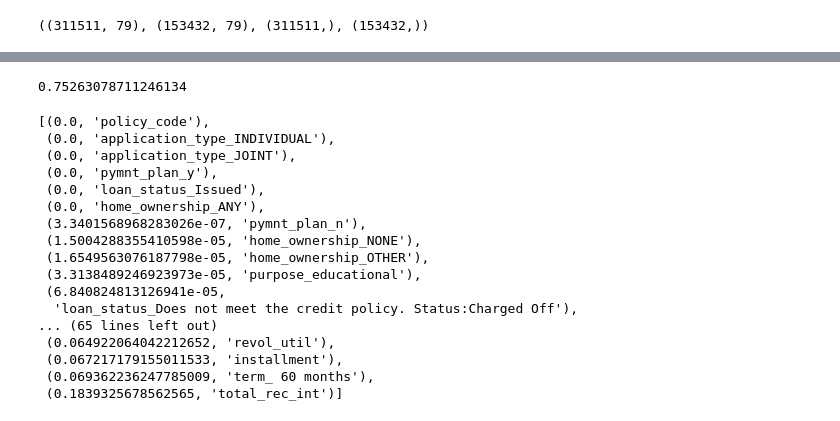
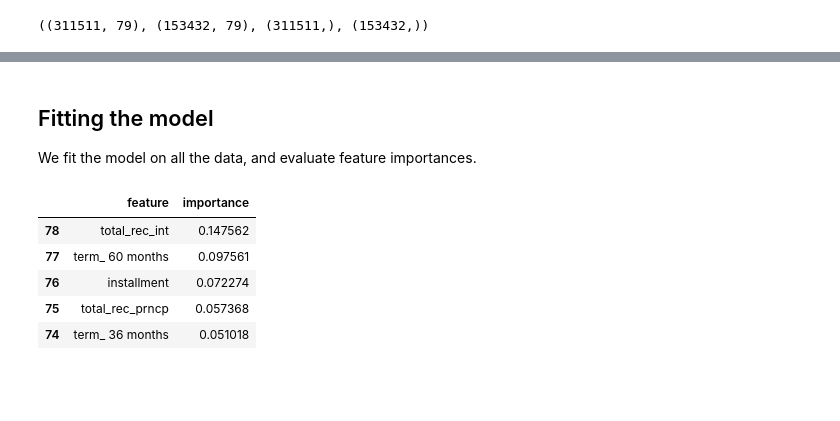
Before and after one commit to QuinnLee/cs109a-Project, a Jupyter notebook: notebooks/5-aa-second_model.ipynb, the cells around one changed output, grey strips where cells are left out. Drawn from its saved outputs; the diff is of its cells as text; code cells hidden in the pictures; blank space fills up the shorter version.

```diff
--- a/notebooks/5-aa-second_model.ipynb
+++ b/notebooks/5-aa-second_model.ipynb
@@ -124,25 +129,18 @@ Accuracy: 0.68 (+/- 0.10)
-# %%
-rfr.fit(X_train, y_train)
-rfr.score(X_total, y_total)
-# %% [output]
-0.75263078711246134
-# %%
-sorted(zip(rfr.feature_importances_, X_total.columns), key=lambda x: x[0])
-# %% [output]
-[(0.0, 'policy_code'),
- (0.0, 'application_type_INDIVIDUAL'),
- (0.0, 'application_type_JOINT'),
- (0.0, 'pymnt_plan_y'),
- (0.0, 'loan_status_Issued'),
- (0.0, 'home_ownership_ANY'),
- (3.3401568968283026e-07, 'pymnt_plan_n'),
- (1.5004288355410598e-05, 'home_ownership_NONE'),
- (1.6549563076187798e-05, 'home_ownership_OTHER'),
- (3.3138489246923973e-05, 'purpose_educational'),
- (6.840824813126941e-05,
-  'loan_status_Does not meet the credit policy. Status:Charged Off'),
-... (65 lines left out)
- (0.064922064042212652, 'revol_util'),
- (0.067217179155011533, 'installment'),
- (0.069362236247785009, 'term_ 60 months'),
- (0.1839325678562565, 'total_rec_int')]
+# %% [markdown]
+## Fitting the model
+We fit the model on all the data, and evaluate feature importances.
+# %%
+rfr.fit(X_total, y_total)
+
+fi = [{'importance': x, 'feature': y} for (x, y) in \
+      sorted(zip(rfr.feature_importances_, X_total.columns))]
+fi = pd.DataFrame(fi)
+fi.sort_values(by = 'importance', ascending = False, inplace = True)
+fi.head()
+# %% [output]
+|  | feature | importance |
+| 78 | total_rec_int | 0.147562 |
+| 77 | term_ 60 months | 0.097561 |
+| 76 | installment | 0.072274 |
+| 75 | total_rec_prncp | 0.057368 |
+| 74 | term_ 36 months | 0.051018 |
```
Also changed, not shown: parts of 5 cells of this notebook.
